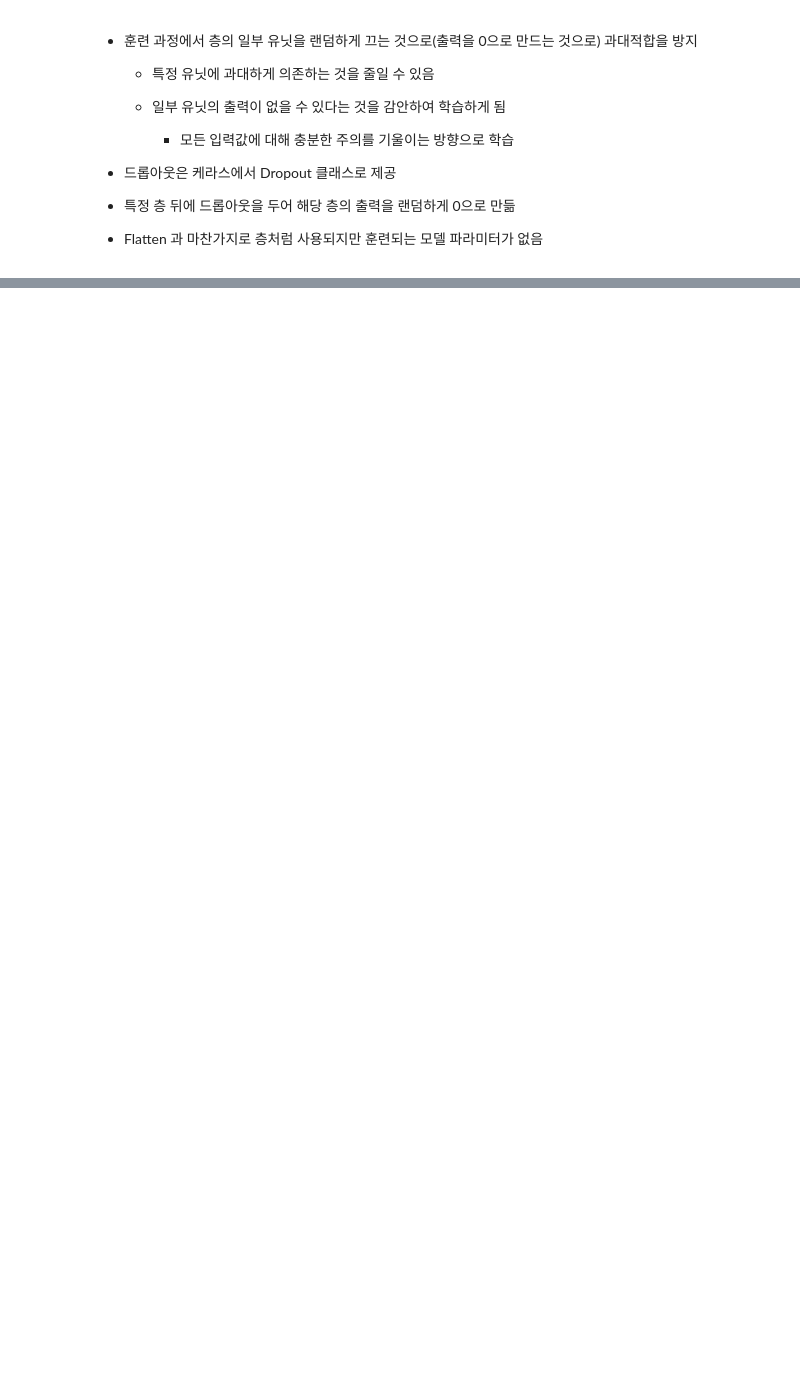
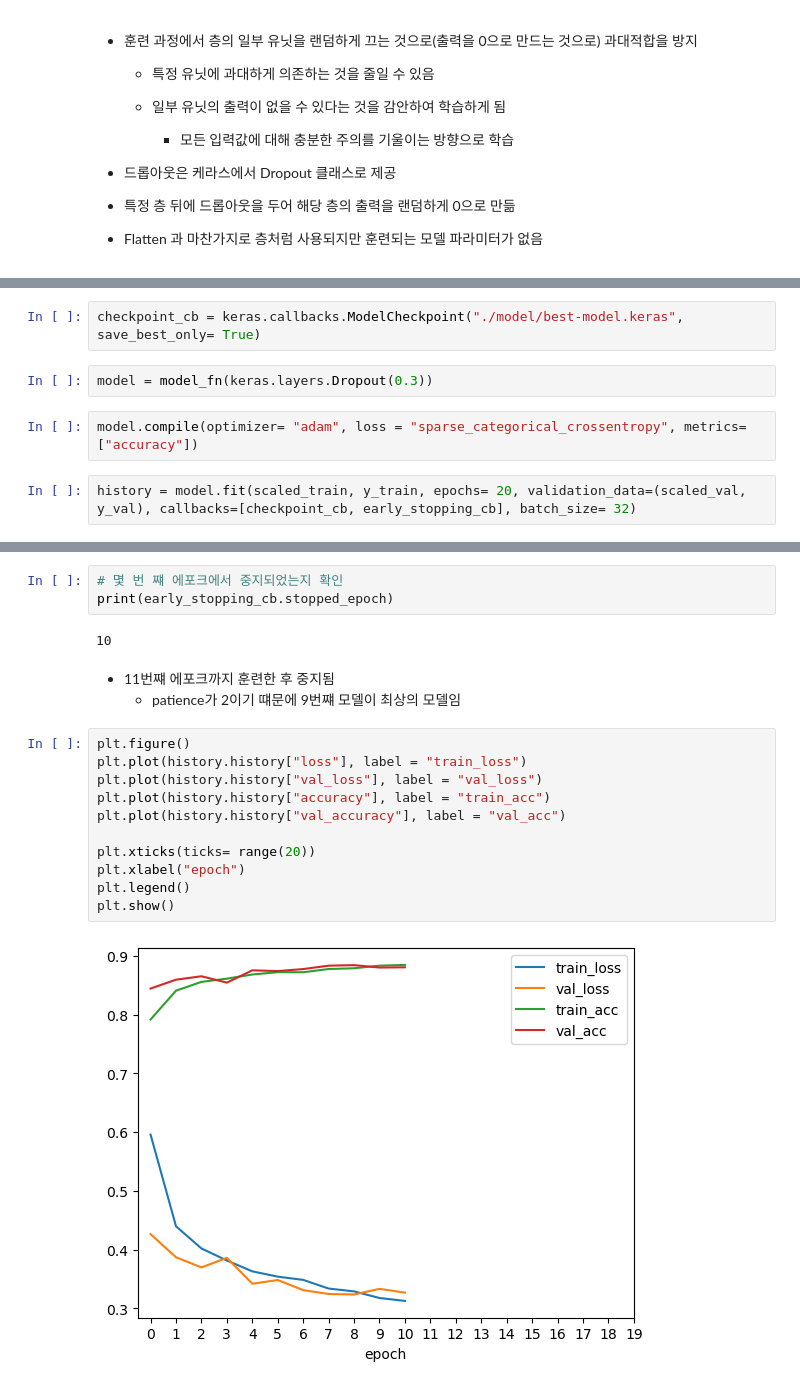
Before and after one commit to bini0126/weekend_ai, a Jupyter notebook: DL/3.신경망모델훈련도구.ipynb, the cells around one changed output, grey strips where cells are left out. Saved outputs shown, nothing was run; the diff lists cells and outputs as text; blank space fills up the shorter version.

```diff
--- a/DL/3.신경망모델훈련도구.ipynb
+++ b/DL/3.신경망모델훈련도구.ipynb
@@ -224,0 +452,8 @@ plt.show()
+# %%
+checkpoint_cb = keras.callbacks.ModelCheckpoint("./model/best-model.keras", save_best_only= True)
+# %%
+model = model_fn(keras.layers.Dropout(0.3))
+# %%
+model.compile(optimizer= "adam", loss = "sparse_categorical_crossentropy", metrics= ["accuracy"])
+# %%
+history = model.fit(scaled_train, y_train, epochs= 20, validation_data=(scaled_val, y_val), callbacks=[checkpoint_cb, early_stopping_cb], batch_size= 32)
@@ -224,0 +478,21 @@ plt.show()
+# %%
+# 몇 번 쨰 에포크에서 중지되었는지 확인
+print(early_stopping_cb.stopped_epoch)
+# %% [output]
+10
+# %% [markdown]
+- 11번쨰 에포크까지 훈련한 후 중지됨
+  - patience가 2이기 떄문에 9번쨰 모델이 최상의 모델임
+# %%
+plt.figure()
+plt.plot(history.history["loss"], label = "train_loss")
+plt.plot(history.history["val_loss"], label = "val_loss")
+plt.plot(history.history["accuracy"], label = "train_acc")
+plt.plot(history.history["val_accuracy"], label = "val_acc")
+
+plt.xticks(ticks= range(20))
+plt.xlabel("epoch")
+plt.legend()
+plt.show()
+# %% [output]
+[figure, added]
```
Also changed, not shown: parts of 55 cells of this notebook, 14 other files.
